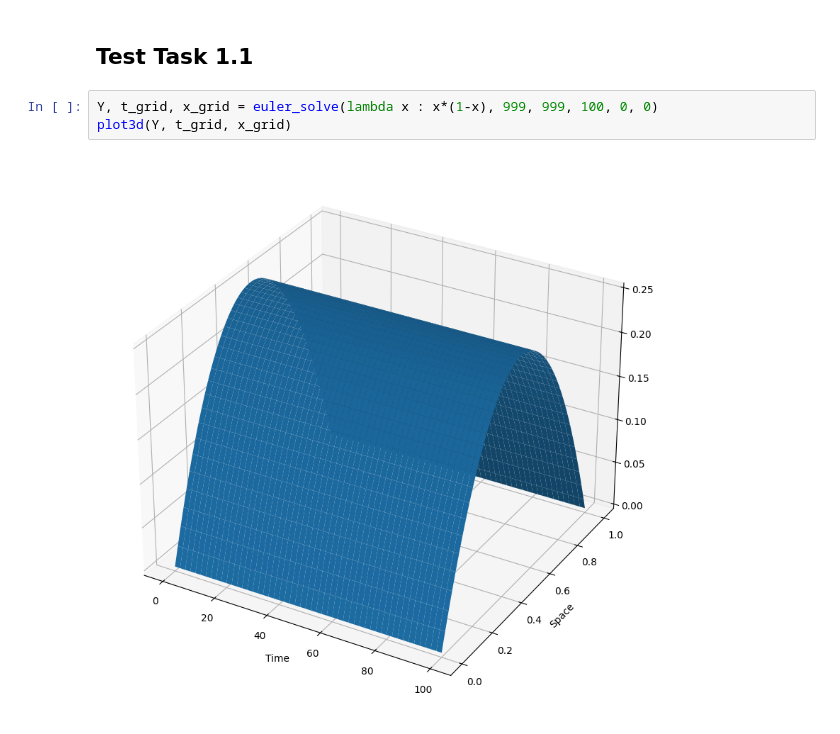
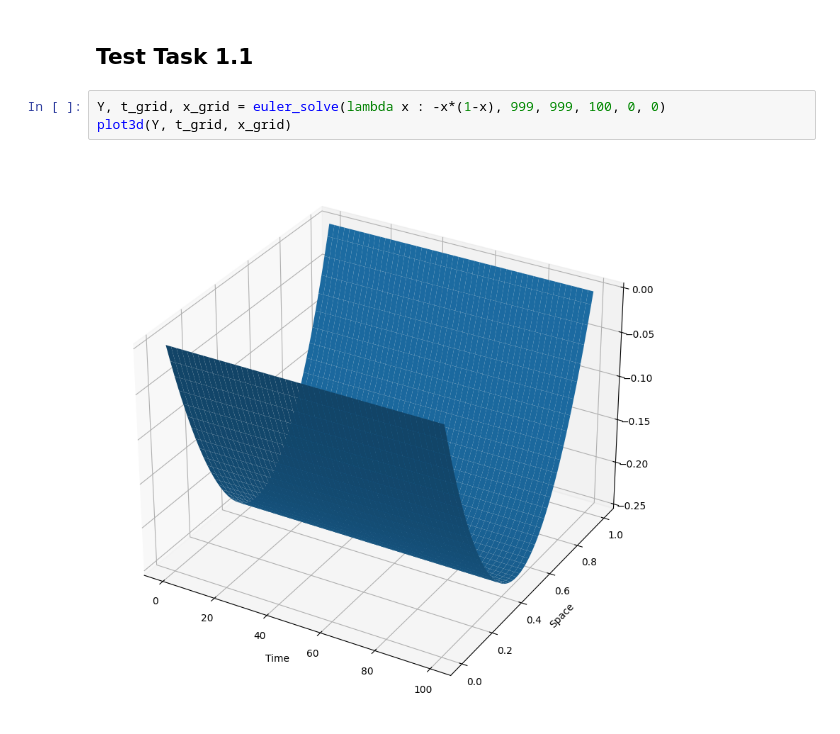
Before and after one commit to william-lundgren/FilipNumMums, a Jupyter notebook: Projekt3.ipynb, the cells around one changed output. Cells and saved outputs as stored; diff of their text form.

```diff
--- a/Projekt3.ipynb
+++ b/Projekt3.ipynb
@@ -48,7 +48,7 @@ def plot3d(Y, t_grid, x_grid):
 # %% [markdown]
 ## Test Task 1.1
 # %%
-Y, t_grid, x_grid = euler_solve(lambda x : x*(1-x), 999, 999, 100, 0, 0)
+Y, t_grid, x_grid = euler_solve(lambda x : -x*(1-x), 999, 999, 100, 0, 0)
 plot3d(Y, t_grid, x_grid)
 # %% [output]
-[figure, old version]
+[figure, new version]
```
